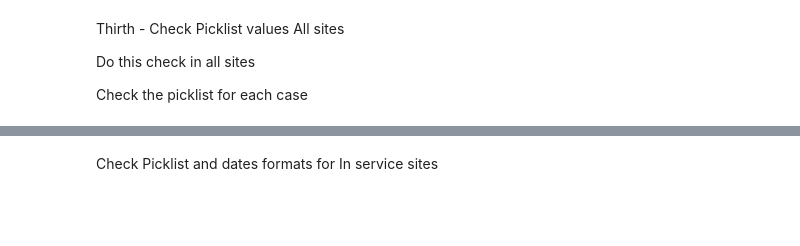
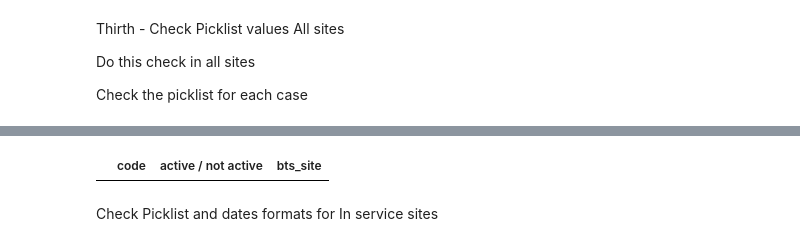
Before and after one commit to emerenan/xlsx_validation, a Jupyter notebook: hu_validations.ipynb, the cells around one changed output, grey strips where cells are left out. Saved outputs shown, nothing was run; the diff lists cells and outputs as text; code cells hidden in the pictures; blank space fills up the shorter version.

```diff
--- a/hu_validations.ipynb
+++ b/hu_validations.ipynb
@@ -1268,3 +230,22 @@ df_general_pick
+# %%
+def check_mom_bts(df_tw, tw_index,status_col, tw_col, df_msa, msa_index, msa_col):
+
+    msa_bts = df_msa[df_msa[msa_col]=='Yes']
+    msa_bts_sites = [i for i in msa_bts[msa_index]]
+
+    tw_bts = df_tw[df_tw[tw_col]=='Yes']
+    tw_bts_sites = [i for i in tw_bts[tw_index]]
+
+    out_tower_bts = [i for i in msa_bts_sites if i not in tw_bts_sites]
+    filtered = tw_bts[tw_bts[tw_index].isin(out_tower_bts)]
+
+    return filtered[[tw_index,status_col, tw_col]]
+
+actives = towerdb[towerdb[tw_status]=='In Service']
+df_mom_bts = check_mom_bts(actives, tw_index,tw_status, tw_bts, msa, msa_index, msa_bts)
+# No one error df_mom_bts
+# %% [output]
+|  | code | active / not active | bts_site |
 # %% [markdown]
 Check Picklist and dates formats for In service sites
 # %%
```
Also changed, not shown: parts of 58 cells of this notebook.
